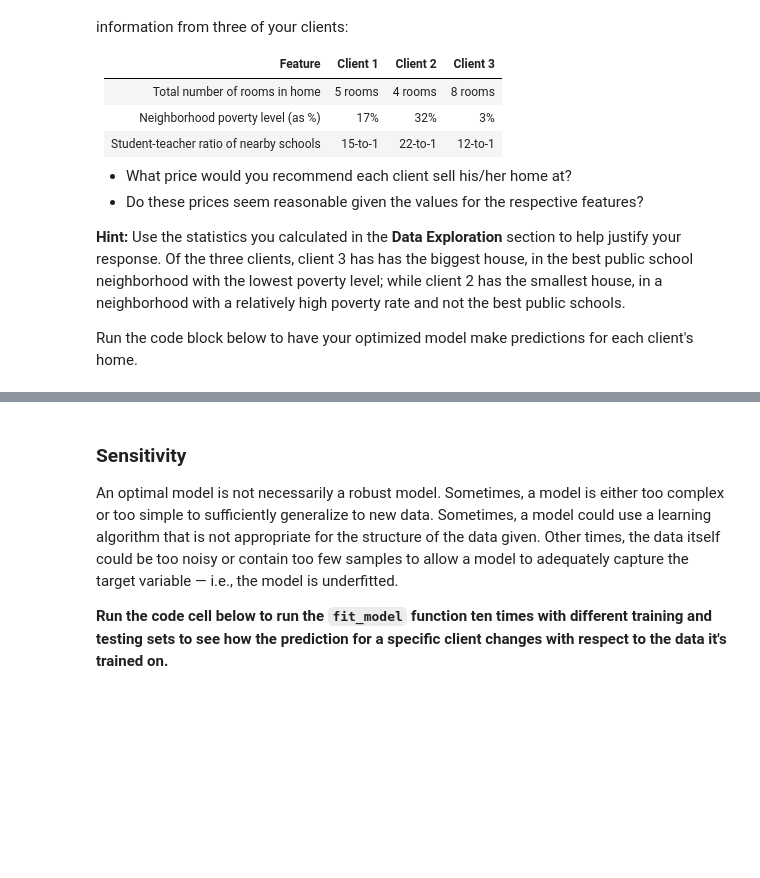
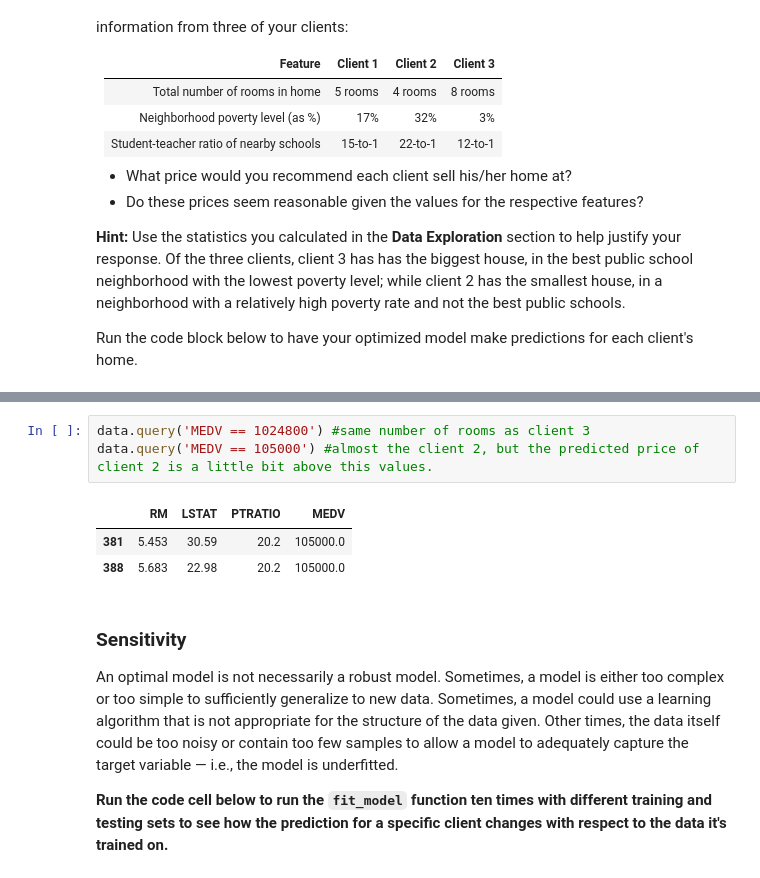
Before and after one commit to Joaomon7eiro/boston-housing, a Jupyter notebook: boston_housing/boston_housing.ipynb, the cells around one changed output, grey strips where cells are left out. Saved outputs shown, nothing was run; the diff lists cells and outputs as text; blank space fills up the shorter version.

```diff
--- a/boston_housing/boston_housing.ipynb
+++ b/boston_housing/boston_housing.ipynb
@@ -347,3 +417,10 @@ for i, price in enumerate(reg.predict(client_data)):
+# %%
+data.query('MEDV == 1024800') #same number of rooms as client 3
+data.query('MEDV == 105000') #almost the client 2, but the predicted price of client 2 is a little bit above this values.
+# %% [output]
+|  | RM | LSTAT | PTRATIO | MEDV |
+| 381 | 5.453 | 30.59 | 20.2 | 105000.0 |
+| 388 | 5.683 | 22.98 | 20.2 | 105000.0 |
 # %% [markdown]
 ### Sensitivity
 An optimal model is not necessarily a robust model. Sometimes, a model is either too complex or too simple to sufficiently generalize to new data. Sometimes, a model could use a learning algorithm that is not appropriate for the structure of the data given. Other times, the data itself could be too noisy or contain too few samples to allow a model to adequately capture the target variable — i.e., the model is underfitted.
```
Also changed, not shown: parts of 31 cells of this notebook.
